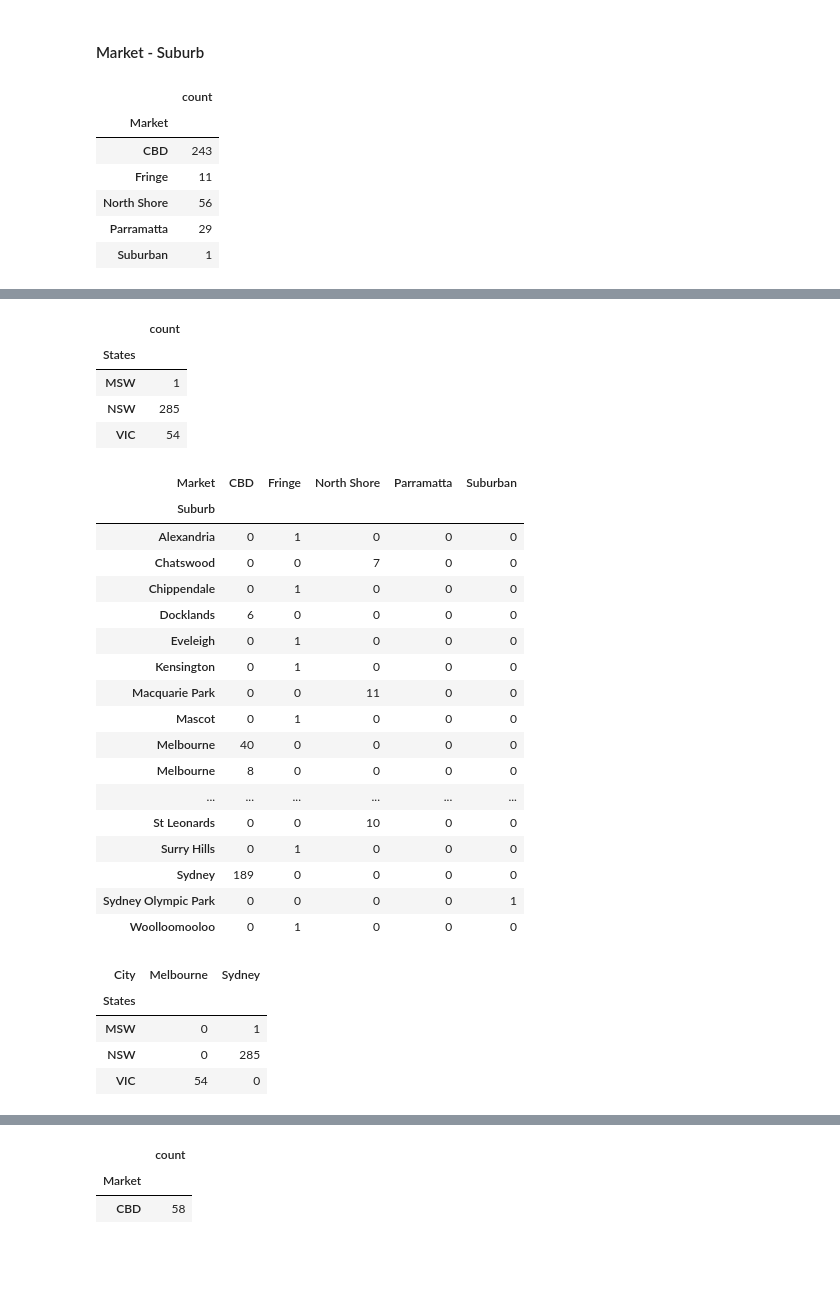
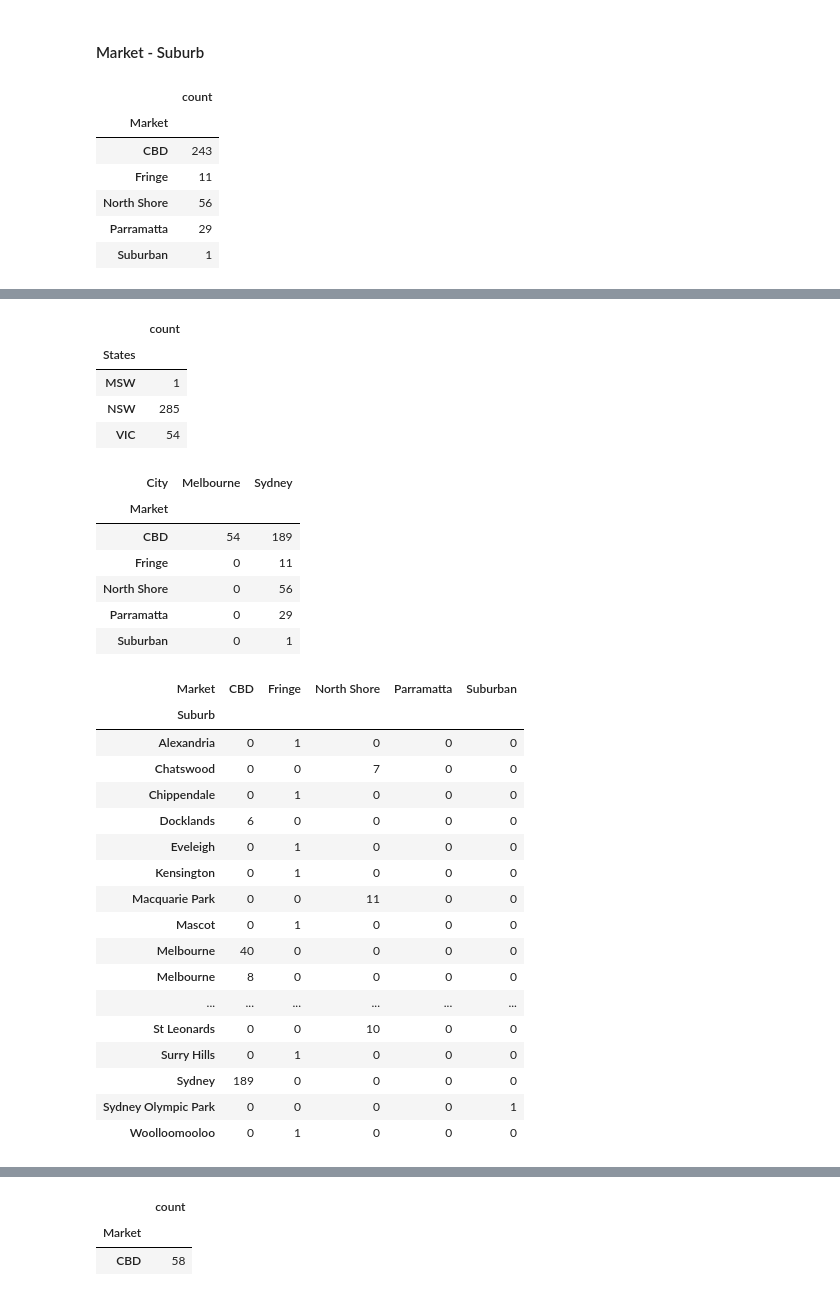
Before and after one commit to maiiasleptcova/KF-Python-projects, a Jupyter notebook: NABERS Australia cap value model.ipynb, the cells around one changed output, grey strips where cells are left out. Drawn from its saved outputs; the diff is of its cells as text; code cells hidden in the pictures; blank space fills up the shorter version.

```diff
--- a/NABERS Australia cap value model.ipynb
+++ b/NABERS Australia cap value model.ipynb
@@ -193,0 +179,3 @@ df.head()
+# %%
+# create id
+df.insert(0, 'ID', range(1,1 + len(df)))
@@ -236,6 +232,8 @@ df['Address'].groupby(df['Year refurbished']).agg(['count'])
 | demolshed for metro | 1 |
 # %%
 df['Year refurbished'] = df['Year refurbished'].replace('demolshed for metro ', np.NaN)
+# %%
+df['Year refurbished'] = pd.to_numeric(df['Year refurbished'])
 # %%
 df['Address'].groupby(df['Year refurbished']).agg(['count'])
 # %% [output]
@@ -324,6 +322,8 @@ df['Address'].groupby(df['Market']).agg(['count'])
 df['Address'].groupby(df['Suburb']).agg(['count'])
 df['Address'].groupby(df['States']).agg(['count'])
 
+
+pd.crosstab(index=df['Market'], columns = df['City'])
 pd.crosstab(index=df['Suburb'], columns = df['Market'])
 pd.crosstab(index=df['States'], columns = df['City'])
 pd.crosstab(index=df['Suburb'], columns = df['States'])
@@ -333,53 +333,55 @@ pd.crosstab(index=df['Suburb'], columns = df['States'])
 |  | count |
 | Market |  |
 | CBD | 243 |
 | Fringe | 11 |
 | North Shore | 56 |
 | Parramatta | 29 |
 | Suburban | 1 |
 |  | count |
 | Suburb |  |
 | Alexandria | 1 |
 | Chatswood | 7 |
 | Chippendale | 1 |
 | Docklands | 6 |
 | Eveleigh | 1 |
 | Kensington | 1 |
 | Macquarie Park | 11 |
 | Mascot | 1 |
 | Melbourne | 40 |
 | Melbourne | 8 |
 | ... | ... |
 | St Leonards | 10 |
 | Surry Hills | 1 |
 | Sydney | 189 |
 | Sydney Olympic Park | 1 |
 | Woolloomooloo | 1 |
 |  | count |
 | States |  |
 | MSW | 1 |
 | NSW | 285 |
 | VIC | 54 |
-| Market | CBD | Fringe | North Shore | Parramatta | Suburban |
-| Suburb |  |  |  |  |  |
-| Alexandria | 0 | 1 | 0 | 0 | 0 |
-| Chatswood | 0 | 0 | 7 | 0 | 0 |
-| Chippendale | 0 | 1 | 0 | 0 | 0 |
-| Docklands | 6 | 0 | 0 | 0 | 0 |
-| Eveleigh | 0 | 1 | 0 | 0 | 0 |
-| Kensington | 0 | 1 | 0 | 0 | 0 |
-| Macquarie Park | 0 | 0 | 11 | 0 | 0 |
-| Mascot | 0 | 1 | 0 | 0 | 0 |
-| Melbourne | 40 | 0 | 0 | 0 | 0 |
-| Melbourne | 8 | 0 | 0 | 0 | 0 |
-| ... | ... | ... | ... | ... | ... |
-| St Leonards | 0 | 0 | 10 | 0 | 0 |
-| Surry Hills | 0 | 1 | 0 | 0 | 0 |
-| Sydney | 189 | 0 | 0 | 0 | 0 |
-| Sydney Olympic Park | 0 | 0 | 0 | 0 | 1 |
-| Woolloomooloo | 0 | 1 | 0 | 0 | 0 |
+| City | Melbourne | Sydney |
+| Market |  |  |
+| CBD | 54 | 189 |
+| Fringe | 0 | 11 |
+| North Shore | 0 | 56 |
+| Parramatta | 0 | 29 |
+| Suburban | 0 | 1 |
-| City | Melbourne | Sydney |
-| States |  |  |
-| MSW | 0 | 1 |
-| NSW | 0 | 285 |
-| VIC | 54 | 0 |
+| Market | CBD | Fringe | North Shore | Parramatta | Suburban |
+| Suburb |  |  |  |  |  |
+| Alexandria | 0 | 1 | 0 | 0 | 0 |
+| Chatswood | 0 | 0 | 7 | 0 | 0 |
+| Chippendale | 0 | 1 | 0 | 0 | 0 |
+| Docklands | 6 | 0 | 0 | 0 | 0 |
+| Eveleigh | 0 | 1 | 0 | 0 | 0 |
+| Kensington | 0 | 1 | 0 | 0 | 0 |
+| Macquarie Park | 0 | 0 | 11 | 0 | 0 |
+| Mascot | 0 | 1 | 0 | 0 | 0 |
+| Melbourne | 40 | 0 | 0 | 0 | 0 |
+| Melbourne | 8 | 0 | 0 | 0 | 0 |
+| ... | ... | ... | ... | ... | ... |
+| St Leonards | 0 | 0 | 10 | 0 | 0 |
+| Surry Hills | 0 | 1 | 0 | 0 | 0 |
+| Sydney | 189 | 0 | 0 | 0 | 0 |
+| Sydney Olympic Park | 0 | 0 | 0 | 0 | 1 |
+| Woolloomooloo | 0 | 1 | 0 | 0 | 0 |
```
Also changed, not shown: parts of 42 cells of this notebook.
